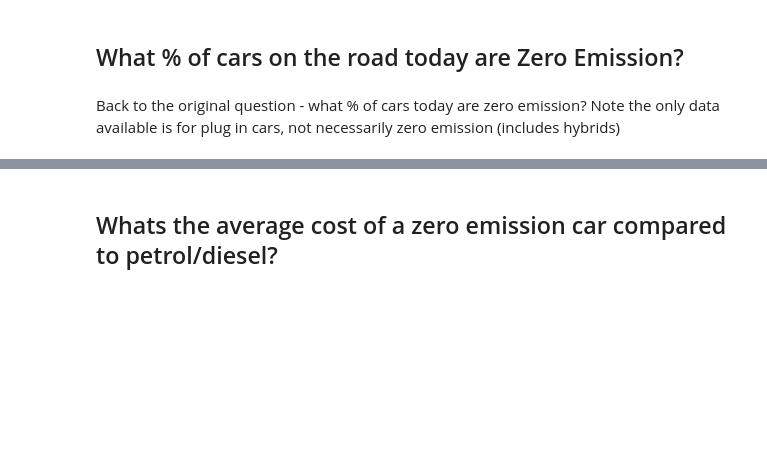
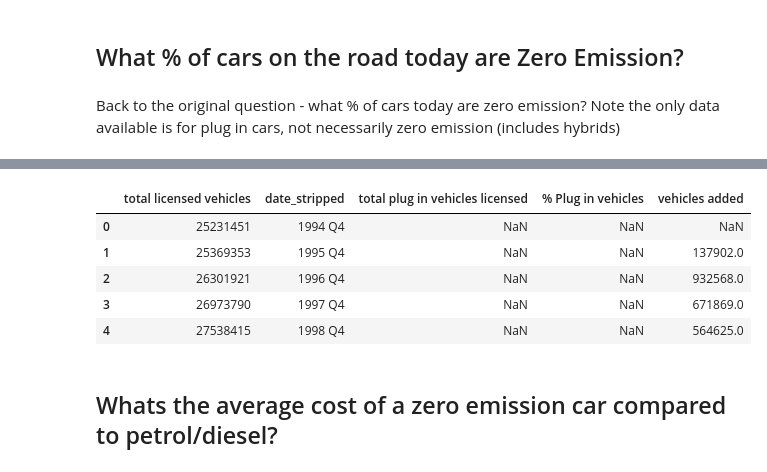
Before and after one commit to jmoro0408/UK_Net_Zero, a Jupyter notebook: Zero_Emission_vehicles.ipynb, the cells around one changed output, grey strips where cells are left out. Saved outputs shown, nothing was run; the diff lists cells and outputs as text; code cells hidden in the pictures; blank space fills up the shorter version.

```diff
--- a/Zero_Emission_vehicles.ipynb
+++ b/Zero_Emission_vehicles.ipynb
@@ -105,0 +108,11 @@ merged_df.tail()
+# %%
+merged_df['vehicles added'] = merged_df['total licensed vehicles'].diff()
+# %%
+merged_df.head()
+# %% [output]
+|  | total licensed vehicles | date_stripped | total plug in vehicles licensed | % Plug in vehicles | vehicles added |
+| 0 | 25231451 | 1994 Q4 | NaN | NaN | NaN |
+| 1 | 25369353 | 1995 Q4 | NaN | NaN | 137902.0 |
+| 2 | 26301921 | 1996 Q4 | NaN | NaN | 932568.0 |
+| 3 | 26973790 | 1997 Q4 | NaN | NaN | 671869.0 |
+| 4 | 27538415 | 1998 Q4 | NaN | NaN | 564625.0 |
```
Also changed, not shown: parts of 10 cells of this notebook.
